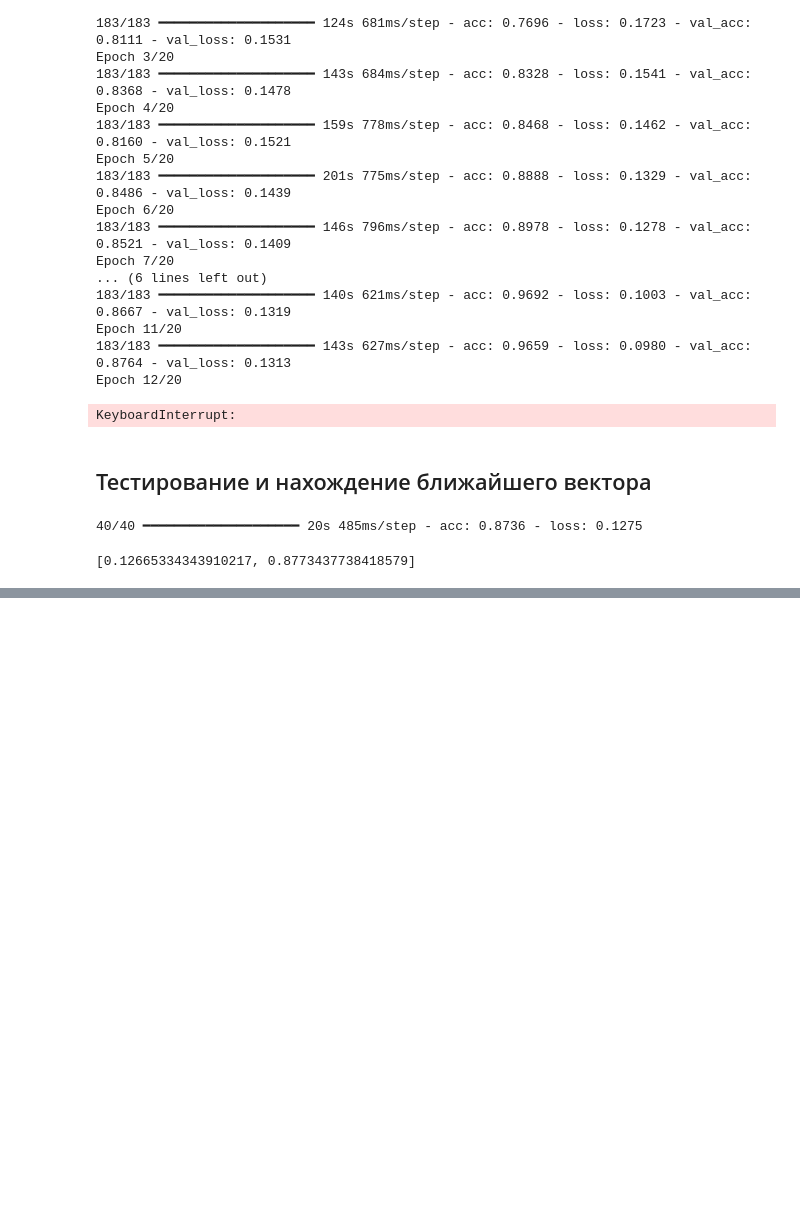
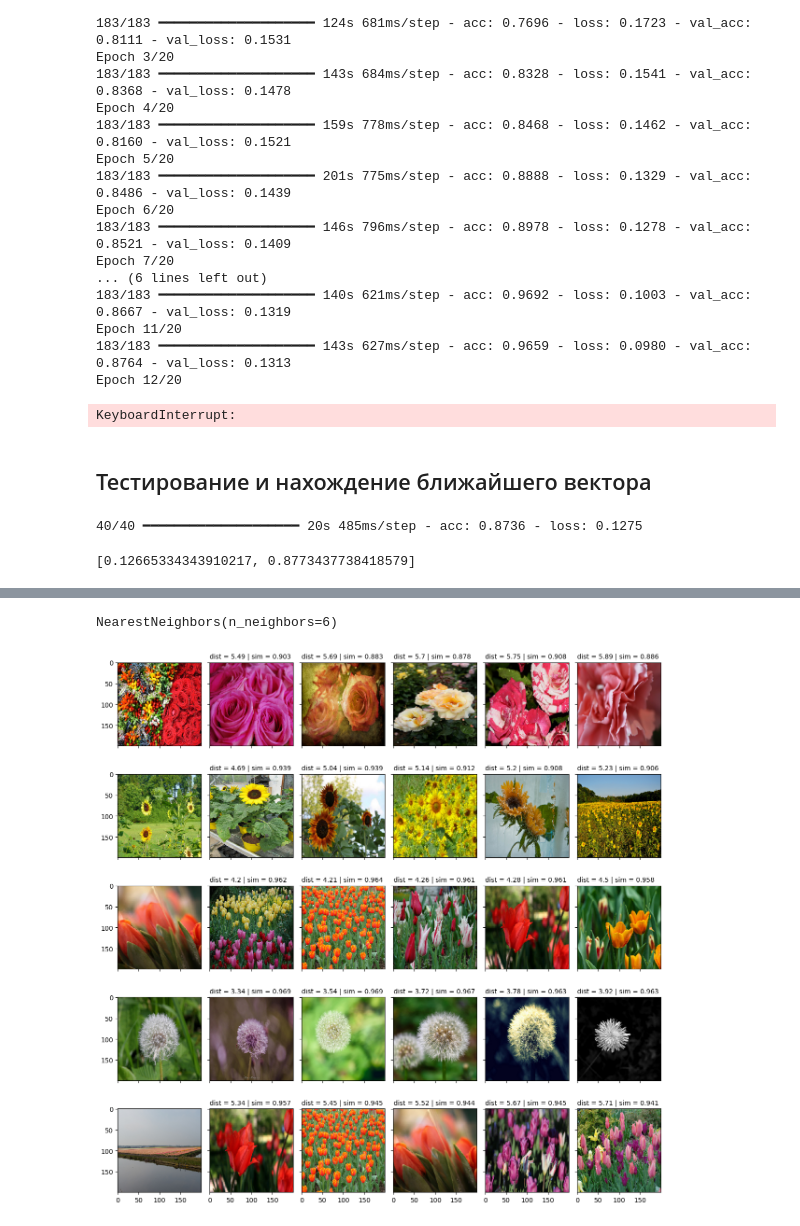
Before and after one commit to vasiliy2002/FlowersSimilarity, a Jupyter notebook: notebooks/flowers_similarity.ipynb, the cells around one changed output, grey strips where cells are left out. Drawn from its saved outputs; the diff is of its cells as text; code cells hidden in the pictures; blank space fills up the shorter version.

Commit message:
Added similarity show

```diff
--- a/notebooks/flowers_similarity.ipynb
+++ b/notebooks/flowers_similarity.ipynb
@@ -370,0 +396,5 @@ siamese.evaluate(test_generator, batch_size=32, steps=len(test_generator))
+# %%
+# Формирование кодировщика
+encoder_output = siamese.get_layer("Embedding").output
+encoder_input = siamese.get_layer("Embedding").input
+encoder = Model(inputs=encoder_input, outputs=encoder_output)
@@ -370,0 +414,46 @@ siamese.evaluate(test_generator, batch_size=32, steps=len(test_generator))
+# %%
+import matplotlib.pyplot as plt
+from sklearn.neighbors import NearestNeighbors
+
+# Сохранение в виде дерева
+X = np.array(vectors)
+X = np.reshape(X, (-1, 64))
+
+knn = NearestNeighbors(n_neighbors=6)
+knn.fit(X)
+# %% [output]
+NearestNeighbors(n_neighbors=6)
+# %%
+# Рисование наиболее похожих изображений
+# для пяти случайных тестовых примеров
+
+from numpy import dot
+from numpy.linalg import norm
+
+
+def cosine_similarity(a, b):
+  return round(dot(a, b)/(norm(a)*norm(b)), 3)
+
+def load_img(path):
+  img = image.load_img(img, target_size=target_shape[:-1])
+  img = image.img_to_array(img)
+  img = np.expand_dims(img, axis=0)
+  processed_image = np.array(img, dtype="float") / 255.0
+
+n = 5
+random_images_indexes = random.sample(range(0, len(X_test)), 5)
+
+fig, axes = plt.subplots(nrows=n, ncols=n+1, sharex=True, sharey=True, figsize=(15, 15))
+fig.subplots_adjust(wspace=0.1)
+for i, image_index in enumerate(random_images_indexes):
+  dists, neighbors = knn.kneighbors(X[image_index].reshape(1, -1), return_distance=True)
+  baseline_image = image.load_img(X_test[image_index], target_size=target_shape[:-1])
+
+  for j, neighbor in enumerate(neighbors[0]):
+    cur = image.load_img(X_test[neighbor], target_size=target_shape[:-1])
+    axes[i, j].imshow(cur)
+    if j:
+      axes[i, j].text(0, -10, s="dist = " + str(round(dists[0][j], 2)) + \
+                      " | sim = " + str(cosine_similarity(X[image_index], X[neighbor])))
+# %% [output]
+[figure, added]
```
Also changed, not shown: parts of 3 cells of this notebook.
